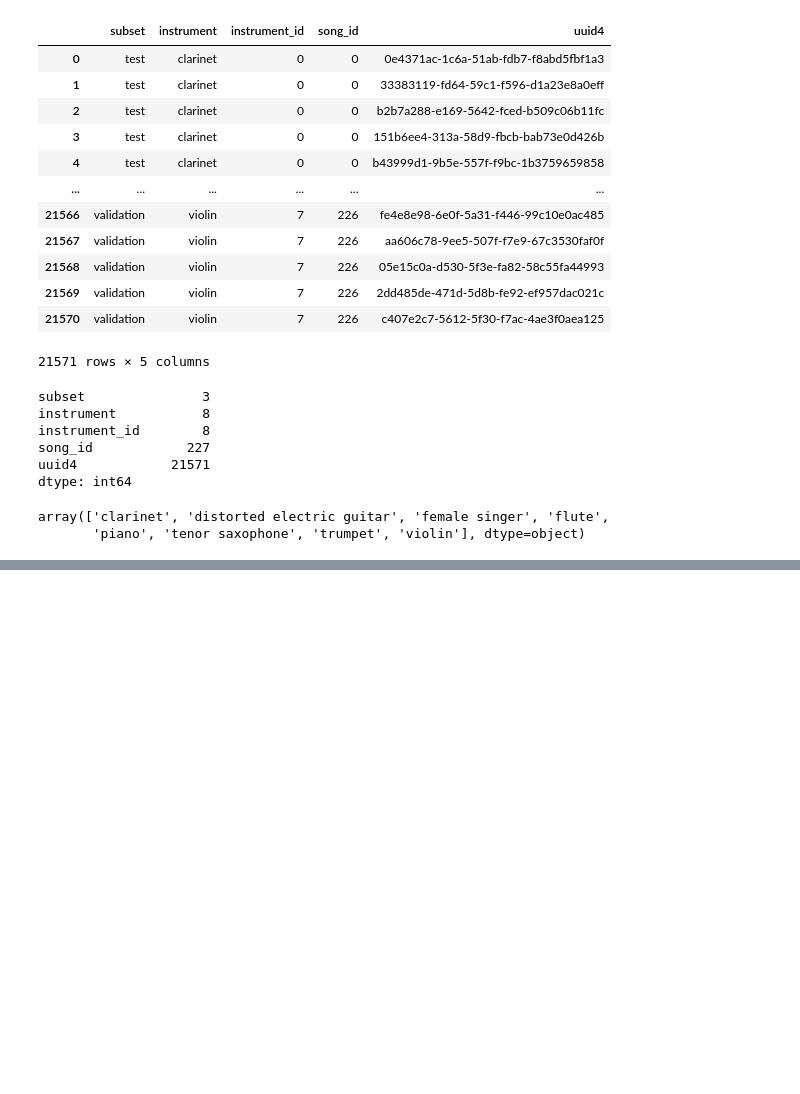
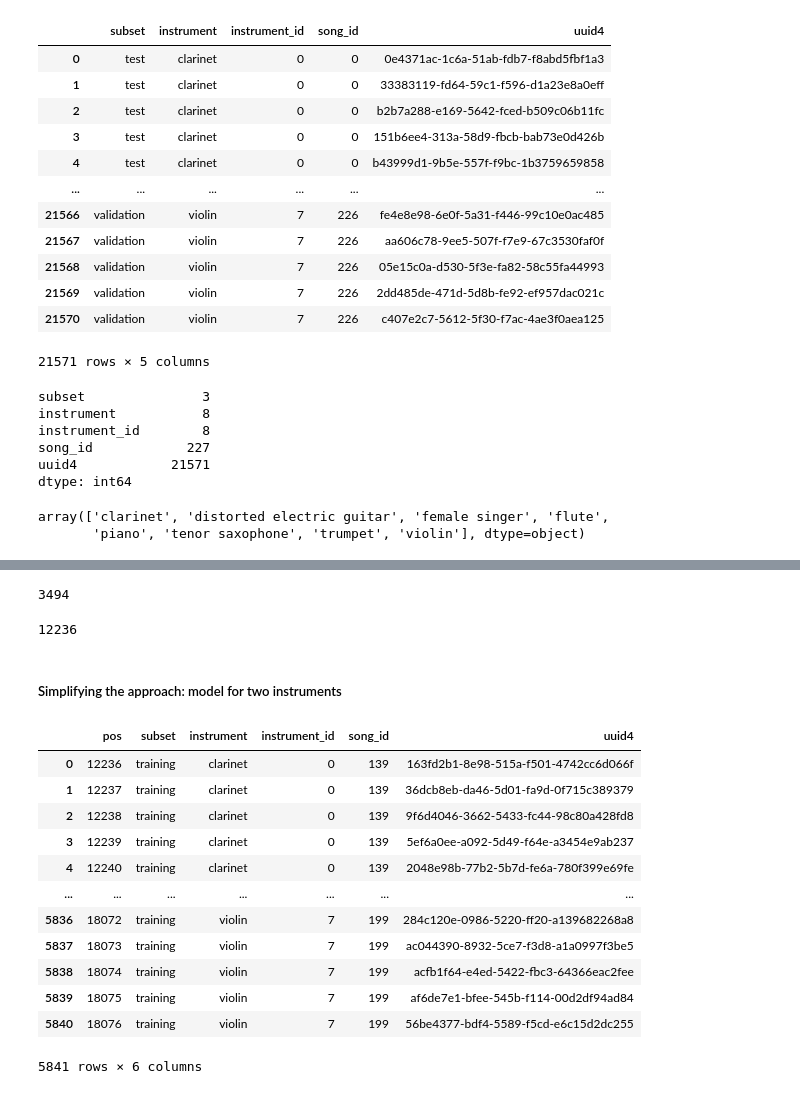
Before and after one commit to imferrer/music_box, a Jupyter notebook: Code/spectrograms_SAI.ipynb, the cells around one changed output, grey strips where cells are left out. Cells and saved outputs as stored; diff of their text form; code cells hidden in the pictures; blank space fills up the shorter version.

```diff
--- a/Code/spectrograms_SAI.ipynb
+++ b/Code/spectrograms_SAI.ipynb
@@ -253,0 +277,2 @@ sr1
+# %%
+df_train = pd.read_csv('~/documents/data/audio/medley/csv/Medley-solos-DB_metadata_training.csv')
@@ -253,0 +283,2 @@ sr1
+# %%
+df_train.rename(columns={'Unnamed: 0':'pos'},inplace=True)
@@ -253,0 +326,10 @@ sr1
+# %%
+len(array_t_val)
+# %% [output]
+3494
+# %%
+len(array_t_test)
+# %% [output]
+12236
+# %% [markdown]
+##### Simplifying the approach: model for two instruments
@@ -253,0 +340,16 @@ sr1
+# %%
+df_train
+# %% [output]
+|  | pos | subset | instrument | instrument_id | song_id | uuid4 |
+| 0 | 12236 | training | clarinet | 0 | 139 | 163fd2b1-8e98-515a-f501-4742cc6d066f |
+| 1 | 12237 | training | clarinet | 0 | 139 | 36dcb8eb-da46-5d01-fa9d-0f715c389379 |
+| 2 | 12238 | training | clarinet | 0 | 139 | 9f6d4046-3662-5433-fc44-98c80a428fd8 |
+| 3 | 12239 | training | clarinet | 0 | 139 | 5ef6a0ee-a092-5d49-f64e-a3454e9ab237 |
+| 4 | 12240 | training | clarinet | 0 | 139 | 2048e98b-77b2-5b7d-fe6a-780f399e69fe |
+| ... | ... | ... | ... | ... | ... | ... |
+| 5836 | 18072 | training | violin | 7 | 199 | 284c120e-0986-5220-ff20-a139682268a8 |
+| 5837 | 18073 | training | violin | 7 | 199 | ac044390-8932-5ce7-f3d8-a1a0997f3be5 |
+| 5838 | 18074 | training | violin | 7 | 199 | acfb1f64-e4ed-5422-fbc3-64366eac2fee |
+| 5839 | 18075 | training | violin | 7 | 199 | af6de7e1-bfee-545b-f114-00d2df94ad84 |
+| 5840 | 18076 | training | violin | 7 | 199 | 56be4377-bdf4-5589-f5cd-e6c15d2dc255 |
+5841 rows × 6 columns
```
Also changed, not shown: parts of 123 cells of this notebook, 1 other file.
